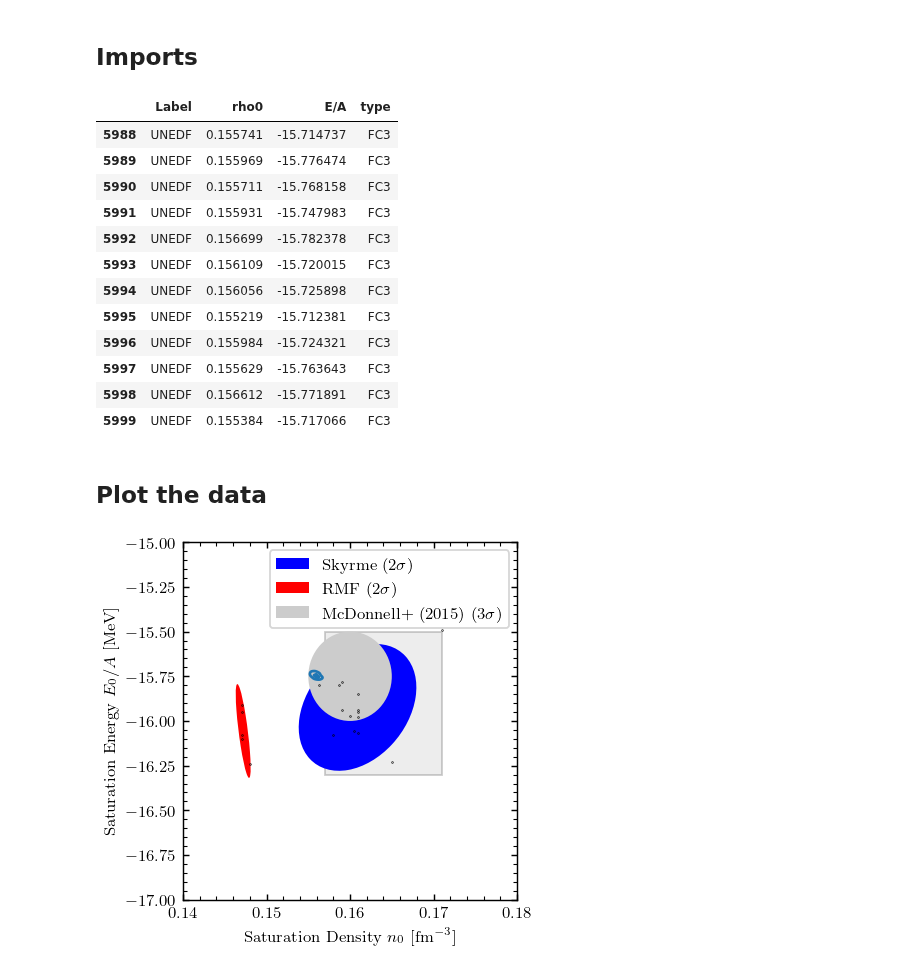
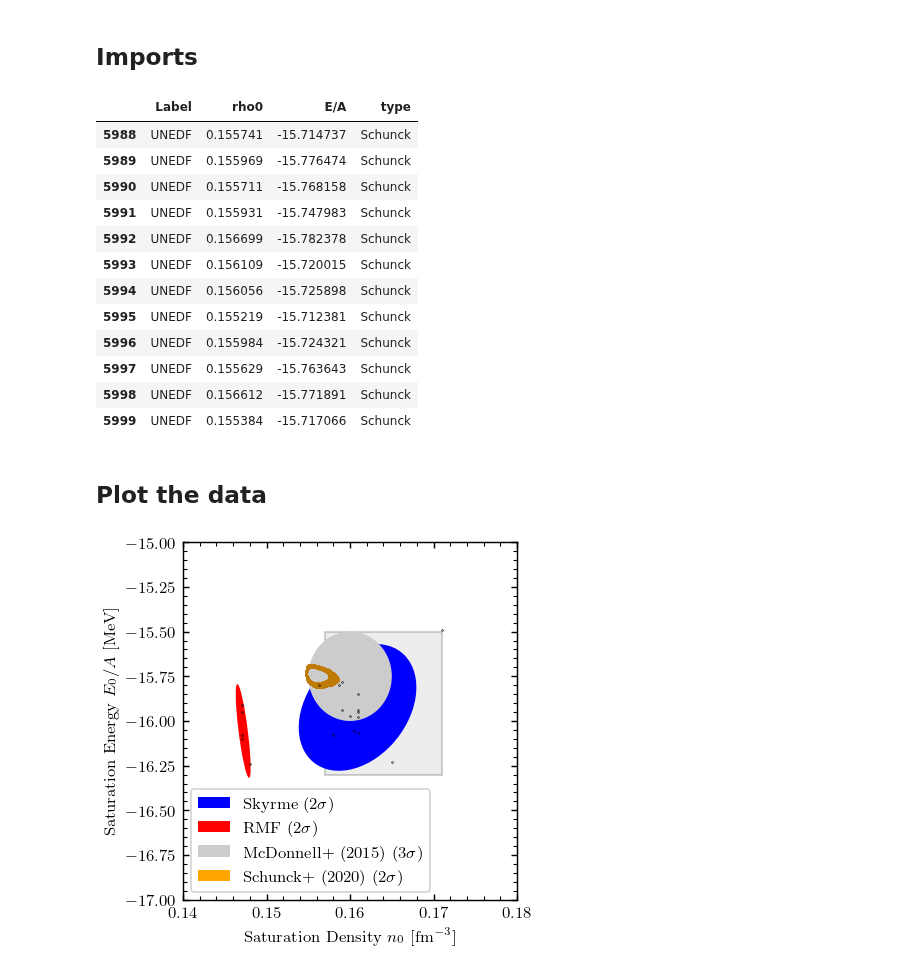
Before and after one commit to cdrischler/nuclear_saturation, a Jupyter notebook: saturation_overview.ipynb, the cells around one changed output. Saved outputs shown, nothing was run; the diff lists cells and outputs as text; code cells hidden in the pictures.

```diff
--- a/saturation_overview.ipynb
+++ b/saturation_overview.ipynb
@@ -17,9 +17,9 @@ data_rmf["type"]="RMF"
 data_FC1=pd.read_csv("data/forChristan_samples1.csv",comment="#", names=["rho0","E/A"])
 data_FC2=pd.read_csv("data/forChristan_samples2.csv",comment="#", names=["rho0","E/A"])
 data_FC3=pd.read_csv("data/forChristan_samples3.csv",comment="#", names=["rho0","E/A"])
-data_FC1["type"]="FC1"
-data_FC2["type"]="FC2"
-data_FC3["type"]="FC3"
+data_FC1["type"]="Schunck"
+data_FC2["type"]="Schunck"
+data_FC3["type"]="Schunck"
 data_FC1["Label"]="UNEDF"
 data_FC2["Label"]="UNEDF"
 data_FC3["Label"]="UNEDF"
@@ -34,62 +34,56 @@ data=pd.concat([data_skyrme, data_rmf, data_FC1, data_FC2, data_FC3])
 data.tail(n=12)
 # %% [output]
 |  | Label | rho0 | E/A | type |
-| 5988 | UNEDF | 0.155741 | -15.714737 | FC3 |
-| 5989 | UNEDF | 0.155969 | -15.776474 | FC3 |
-| 5990 | UNEDF | 0.155711 | -15.768158 | FC3 |
-| 5991 | UNEDF | 0.155931 | -15.747983 | FC3 |
-| 5992 | UNEDF | 0.156699 | -15.782378 | FC3 |
-| 5993 | UNEDF | 0.156109 | -15.720015 | FC3 |
-| 5994 | UNEDF | 0.156056 | -15.725898 | FC3 |
-| 5995 | UNEDF | 0.155219 | -15.712381 | FC3 |
-| 5996 | UNEDF | 0.155984 | -15.724321 | FC3 |
-| 5997 | UNEDF | 0.155629 | -15.763643 | FC3 |
-| 5998 | UNEDF | 0.156612 | -15.771891 | FC3 |
-| 5999 | UNEDF | 0.155384 | -15.717066 | FC3 |
+| 5988 | UNEDF | 0.155741 | -15.714737 | Schunck |
+| 5989 | UNEDF | 0.155969 | -15.776474 | Schunck |
+| 5990 | UNEDF | 0.155711 | -15.768158 | Schunck |
+| 5991 | UNEDF | 0.155931 | -15.747983 | Schunck |
+| 5992 | UNEDF | 0.156699 | -15.782378 | Schunck |
+| 5993 | UNEDF | 0.156109 | -15.720015 | Schunck |
+| 5994 | UNEDF | 0.156056 | -15.725898 | Schunck |
+| 5995 | UNEDF | 0.155219 | -15.712381 | Schunck |
+| 5996 | UNEDF | 0.155984 | -15.724321 | Schunck |
+| 5997 | UNEDF | 0.155629 | -15.763643 | Schunck |
+| 5998 | UNEDF | 0.156612 | -15.771891 | Schunck |
+| 5999 | UNEDF | 0.155384 | -15.717066 | Schunck |
 # %% [markdown]
 ## Plot the data
 # %%
 fig, ax = plt.subplots(1, 1, figsize=(8.6*cm, 8.2*cm), constrained_layout=True)
 
 legend_elements=[]
 for imodel,model in enumerate(("Skyrme", "RMF")):
     masked_data=data[data["type"]==model]
     color=colorset[imodel]
     confidence_ellipse(masked_data["rho0"], masked_data["E/A"],
                        ax, n_std=2.0, facecolor=color, show_scatter=True)
     legend_elements.append(Ellipse((0, 0), width=1, height=1, facecolor=color, label=f"{model} (2$\\sigma$)"))
 
 
-def plotkde(filename):
-    data1 = np.loadtxt(filename, delimiter=',', skiprows=1)
-    x1=[]
-    y1=[]
-    for values1 in data1:
-        x1.append(values1[0])
-        y1.append(values1[1])
-    sns.kdeplot(data=data1,x=x1,y=y1,fill=False,levels=[.68,.95])
-
-plotkde("data/forChristan_samples1.csv")
-#plotkde("data/forChristan_samples2.csv")
-#plotkde("data/forChristan_samples3.csv")
-
-
 plot_empirical_saturation(ax=ax, zorder=-3)
 
 color=facecolor="0.8"
 confidence_ellipse_mean_cov([np.mean([0.155,0.165]),np.mean([-16, -15.5])], np.diag([0.005,0.25])**2,
                             ax=ax, n_std=1, facecolor="0.8")
 legend_elements.append(Ellipse((0, 0), width=1, height=1, facecolor=color, label=f"McDonnell+ (2015) (3$\\sigma$)"))
 # 0.155 ≤ ρc ≤ 0.165 (fm−3 ); −16.0 ≤ E NM /A ≤ −15.5 (MeV);
 
+
+def plotkde(filename):
+    data1 = np.loadtxt(filename, delimiter=',', skiprows=1)
+    sns.kdeplot(x=data1[:,0], y=data1[:,1], fill=True, levels=[.05,.32], color="orange")
+    legend_elements.append(Ellipse((0, 0), width=1, height=1, facecolor="orange", label=f"Schunck+ (2020) (2$\\sigma$)"))
+
+plotkde("data/forChristan_samples1.csv")
+#plotkde("data/forChristan_samples2.csv")
+#plotkde("data/forChristan_samples3.csv")
+
 ax.legend(handles=legend_elements, loc='best')
-
-
 
 ax.set_xlim(0.14, 0.18)
 ax.set_ylim(-17, -15.)
 ax.set_xlabel('Saturation Density $n_0$ [fm$^{-3}$]')
 ax.set_ylabel('Saturation Energy $E_0/A$ [MeV]')
 fig.savefig("saturation.pdf")
 # %% [output]
-[figure, old version]
+[figure, new version]
```
Also changed, not shown: 1 other file.
